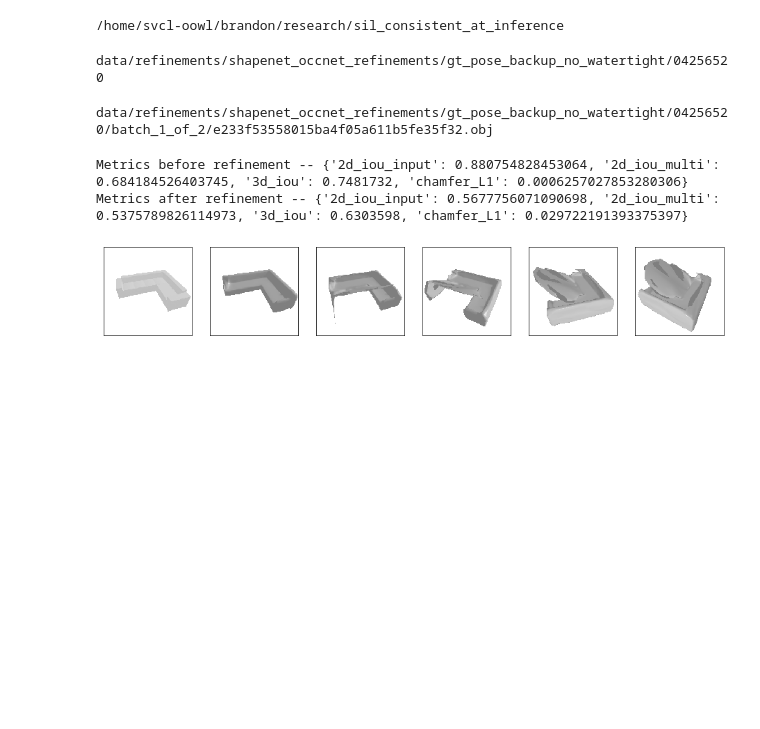
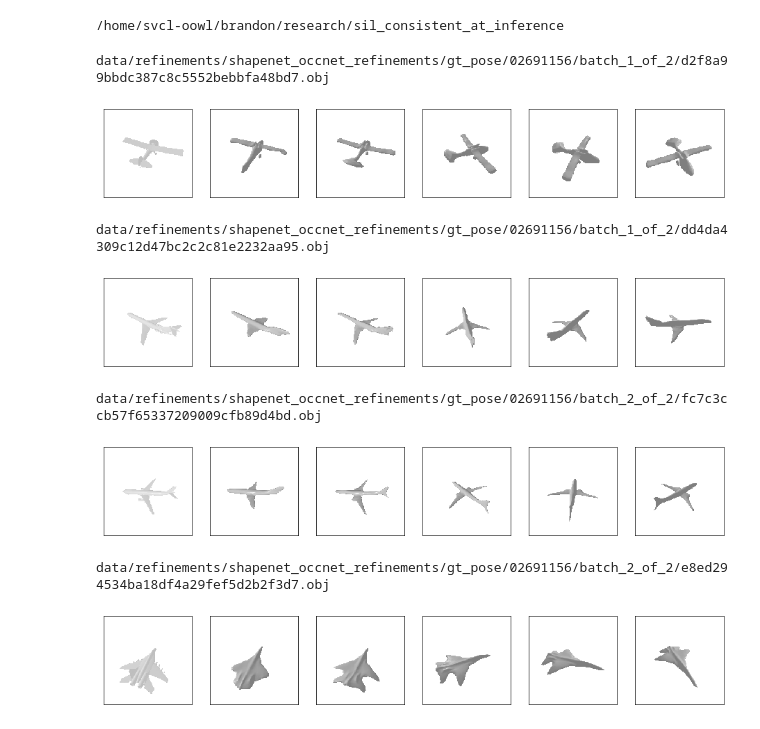
Before and after one commit to b7leung/sil_consistent_at_inference, a Jupyter notebook: notebooks/Show_Refined_Meshes.ipynb, the cells around one changed output. Drawn from its saved outputs; the diff is of its cells as text; code cells hidden in the pictures; blank space fills up the shorter version.

```diff
--- a/notebooks/Show_Refined_Meshes.ipynb
+++ b/notebooks/Show_Refined_Meshes.ipynb
@@ -61,8 +60,8 @@ def show_meshes(input_dir_img, input_dir_mesh, refined_models_dir, gt_shapes_dic
                 input_image = Image.open(os.path.join(input_dir_img, instance_name+".png"))
                 original_mesh_path = os.path.join(input_dir_mesh, instance_name+".obj")
                 with torch.no_grad():
-                    mesh_original = utils.load_untextured_mesh(original_mesh_path, device)
-                    mesh_processed = utils.load_untextured_mesh(processed_mesh_path, device)
+                    mesh_original = general_utils.load_untextured_mesh(original_mesh_path, device)
+                    mesh_processed = general_utils.load_untextured_mesh(processed_mesh_path, device)
                 mesh_original_trimesh = trimesh.load(original_mesh_path)
                 mesh_processed_trimesh = trimesh.load(processed_mesh_path)
 
@@ -74,7 +73,7 @@ def show_meshes(input_dir_img, input_dir_mesh, refined_models_dir, gt_shapes_dic
                 if len(metrics_to_eval) > 0:
                     gt_mesh_path = gt_shapes_dict[instance_name]
                     with torch.no_grad():
-                        mesh_gt = utils.load_untextured_mesh(gt_mesh_path, device)
+                        mesh_gt = general_utils.load_untextured_mesh(gt_mesh_path, device)
                     mesh_gt_trimesh = trimesh.load(gt_mesh_path)
 
                     metrics_dict_before, _ = eval_metrics(input_image, mesh_original_trimesh, mesh_original, mesh_gt_trimesh, mesh_gt,
@@ -86,26 +85,30 @@ def show_meshes(input_dir_img, input_dir_mesh, refined_models_dir, gt_shapes_dic
                     print("Metrics after refinement -- {}".format(metrics_dict_after))
 
                 visualization_tools.show_refinement_results(input_image, mesh_original, mesh_processed, pred_dist, pred_elev, pred_azim, device, num_novel_view)
-# %%
-# pix3d occnet gt
-#class_name = "chair"
-#input_dir_mesh = "/home/svcl-oowl/brandon/research/occupancy_networks/out/pix3d/{}/generation/meshes".format(class_name)
-#input_dir_img = "data/input_images/pix3d_images_processed_filtered/{}/rgba".format(class_name)
-#gt_shapes_list_path = "data/gt_shapes_path_lists/pix3d_{}_gt_shapes.lst".format(class_name)
-#refined_models_dir = "data/refinements/pix3d_occnet_refinements/gt_pose/{}".format(class_name)
-
-# shapenet occnet gt
-class_name = "04256520"
-input_dir_mesh = "/home/svcl-oowl/brandon/research/occupancy_networks/out/pytorch3d_renders/{}/generation/meshes".format(class_name)
-input_dir_img = "data/input_images/pytorch3d_shapenet_renders/{}/rgba".format(class_name)
-gt_shapes_list_path = "data/gt_shapes_path_lists/shapenet_{}_gt_shapes.lst".format(class_name)
-refined_models_dir = "data/refinements/shapenet_occnet_refinements/gt_pose/{}".format(class_name)
-refined_models_dir = "data/refinements/shapenet_occnet_refinements/gt_pose_backup_no_watertight/{}".format(class_name)
-
-
-print(refined_models_dir)
-# %% [output]
-data/refinements/shapenet_occnet_refinements/gt_pose_backup_no_watertight/04256520
+# %%
+# shapenet
+class_name = "02691156"
+gt_shapes_list_path = "data/gt_shapes_path_lists/shapenet_{}_gt_shapes.lst".format(class_name)
+input_dir_img = "data/input_images/pytorch3d_shapenet_renders/{}/rgba".format(class_name)
+refinement_type = "gt_pose"
+#refinement_type = "ablation_2"
+
+# atlasnet
+#input_dir_mesh = "/home/svcl-oowl/brandon/research/AtlasNet/data/pytorch_3d_render_recs/{}".format(class_name)
+#refined_models_dir = "data/refinements/shapenet_atlasnet_refinements/gt_pose/{}".format(class_name)
+# pix2mesh
+#input_dir_mesh = "/home/svcl-oowl/brandon/research/Pixel2Mesh/rec_files/pytorch3d_shapenet_renders/{}/rgba".format(class_name)
+#refined_models_dir = "data/refinements/shapenet_pix2mesh_refinements/gt_pose/{}".format(class_name)
+# occnet
+input_dir_mesh = "/home/svcl-oowl/brandon/research/occupancy_networks/out/pytorch3d_renders/{}/generation/meshes".format(class_name)
+refined_models_dir = "data/refinements/shapenet_occnet_refinements/{}/{}".format(refinement_type, class_name)
+
+# pix3d occnet gt
+#class_name = "chair"
+#input_dir_mesh = "/home/svcl-oowl/brandon/research/occupancy_networks/out/pix3d/{}/generation/meshes".format(class_name)
+#input_dir_img = "data/input_images/pix3d_images_processed_filtered/{}/rgba".format(class_name)
+#gt_shapes_list_path = "data/gt_shapes_path_lists/pix3d_{}_gt_shapes.lst".format(class_name)
+#refined_models_dir = "data/refinements/pix3d_occnet_refinements/gt_pose/{}".format(class_name)
 # %%
 device = torch.device("cuda:0")
 gt_shapes_dict = {}
@@ -115,16 +118,20 @@ with open(gt_shapes_list_path, 'r') as f:
         if line != "":
             gt_shapes_dict[line.split(" ")[0]] = line.split(" ")[1]
 # %%
-instances = random.sample([str(path).split('/')[-1].replace('.obj',"") for path in list(Path(refined_models_dir).rglob('*.obj'))], 300)
-instances = ["e233f53558015ba4f05a611b5fe35f32"]
-m = ["2d_iou_input", "2d_iou_multi", "3d_iou","chamfer_L1"]
-#m = []
+#instances = random.sample([str(path).split('/')[-1].replace('.obj',"") for path in list(Path(refined_models_dir).rglob('*.obj'))], 300)
+instances = ["d2f8a99bbdc387c8c5552bebbfa48bd7", "dd4da4309c12d47bc2c2c81e2232aa95", "fc7c3ccb57f65337209009cfb89d4bd", "e8ed294534ba18df4a29fef5d2b2f3d7"]
+#m = ["2d_iou_input", "2d_iou_multi", "3d_iou","chamfer_L1"]
+m = []
 show_meshes(input_dir_img, input_dir_mesh, refined_models_dir, gt_shapes_dict, device, only_show_instances=instances, metrics_to_eval=m, num_sample_points=500000)
 # %% [output]
-data/refinements/shapenet_occnet_refinements/gt_pose_backup_no_watertight/04256520/batch_1_of_2/e233f53558015ba4f05a611b5fe35f32.obj
+data/refinements/shapenet_occnet_refinements/gt_pose/02691156/batch_1_of_2/d2f8a99bbdc387c8c5552bebbfa48bd7.obj
+[figure, new version]
-Metrics before refinement -- {'2d_iou_input': 0.880754828453064, '2d_iou_multi': 0.684184526403745, '3d_iou': 0.7481732, 'chamfer_L1': 0.0006257027853280306}
-Metrics after refinement -- {'2d_iou_input': 0.5677756071090698, '2d_iou_multi': 0.5375789826114973, '3d_iou': 0.6303598, 'chamfer_L1': 0.029722191393375397}
+data/refinements/shapenet_occnet_refinements/gt_pose/02691156/batch_1_of_2/dd4da4309c12d47bc2c2c81e2232aa95.obj
-[figure, old version]
+[figure, added]
+data/refinements/shapenet_occnet_refinements/gt_pose/02691156/batch_2_of_2/fc7c3ccb57f65337209009cfb89d4bd.obj
+[figure, added]
+data/refinements/shapenet_occnet_refinements/gt_pose/02691156/batch_2_of_2/e8ed294534ba18df4a29fef5d2b2f3d7.obj
+[figure, added]
 # %%
 # show training loss info
 # getting paths of all loss info pickled files
```
Also changed, not shown: parts of 1 cell of this notebook, 52 other files.
